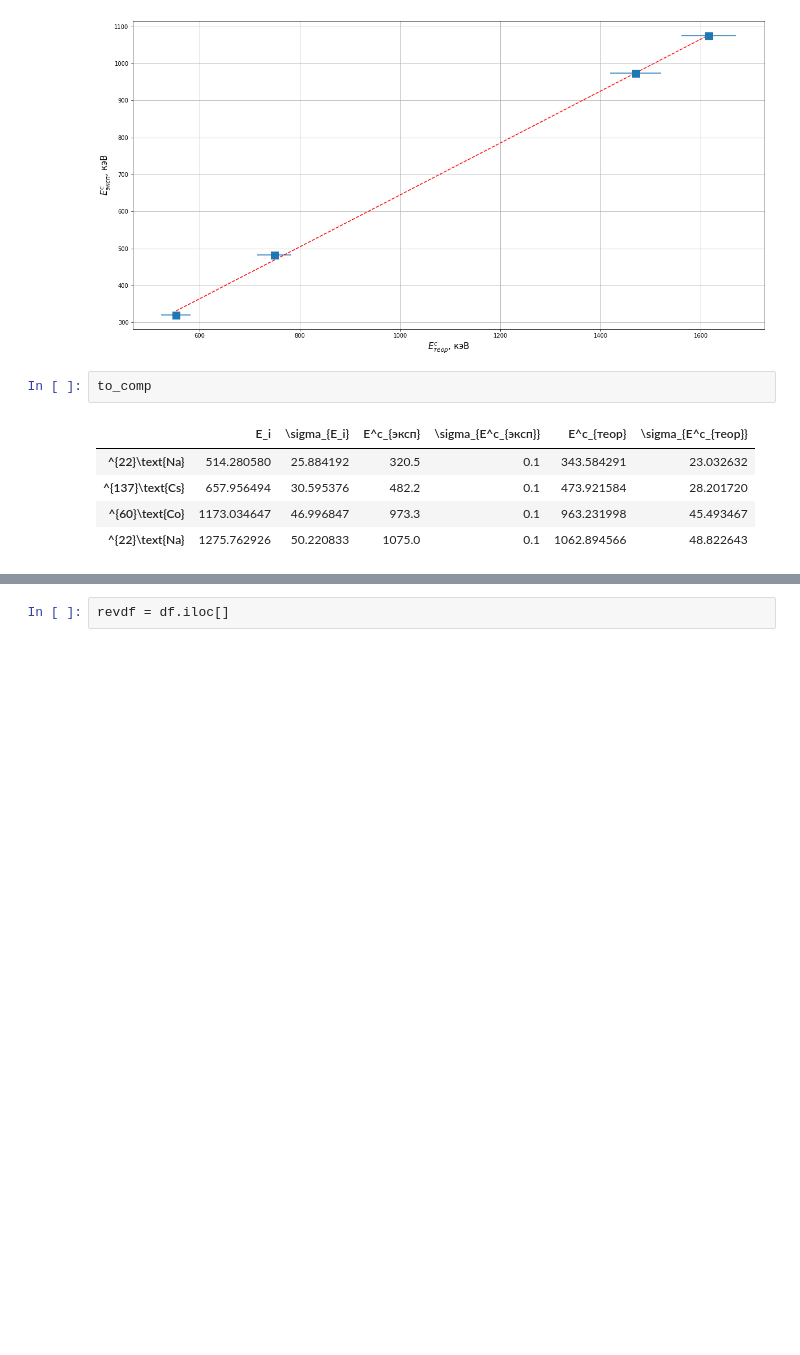
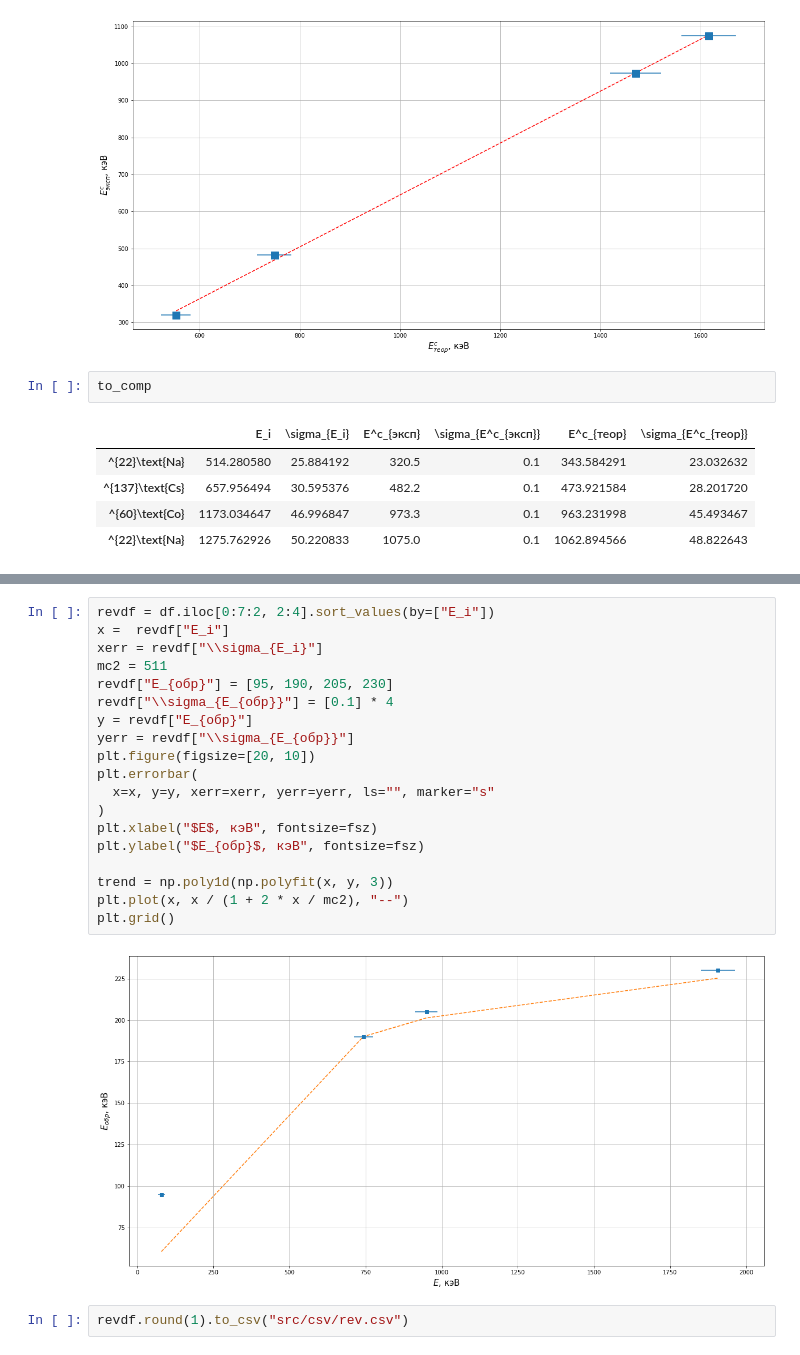
Before and after one commit to 106-inc/PhysLabV, a Jupyter notebook: 5.5/5.5.ipynb, the cells around one changed output, grey strips where cells are left out. Cells and saved outputs as stored; diff of their text form; blank space fills up the shorter version.

Commit message:
[5.5] Add reverse chart & table

```diff
--- a/5.5/5.5.ipynb
+++ b/5.5/5.5.ipynb
@@ -298,5 +299,26 @@ print(f"a = {a} +- {np.sqrt(da**2 + np.mean(dd)**2)}")
 1.619 x - 0.0003814
 a = 1.6190356178527001 +- 0.22771239797876433
 [figure]
-# %%
-revdf = df.iloc[]
+# %%
+revdf = df.iloc[0:7:2, 2:4].sort_values(by=["E_i"])
+x =  revdf["E_i"]
+xerr = revdf["\\sigma_{E_i}"]
+mc2 = 511
+revdf["E_{обр}"] = [95, 190, 205, 230]
+revdf["\\sigma_{E_{обр}}"] = [0.1] * 4
+y = revdf["E_{обр}"]
+yerr = revdf["\\sigma_{E_{обр}}"]
+plt.figure(figsize=[20, 10])
+plt.errorbar(
+  x=x, y=y, xerr=xerr, yerr=yerr, ls="", marker="s"
+)
+plt.xlabel("$E$, кэВ", fontsize=fsz)
+plt.ylabel("$E_{обр}$, кэВ", fontsize=fsz)
+
+trend = np.poly1d(np.polyfit(x, y, 3))
+plt.plot(x, x / (1 + 2 * x / mc2), "--")
+plt.grid()
+# %% [output]
+[figure, added]
+# %%
+revdf.round(1).to_csv("src/csv/rev.csv")
```
Also changed, not shown: parts of 1 cell of this notebook, 2 other files.
